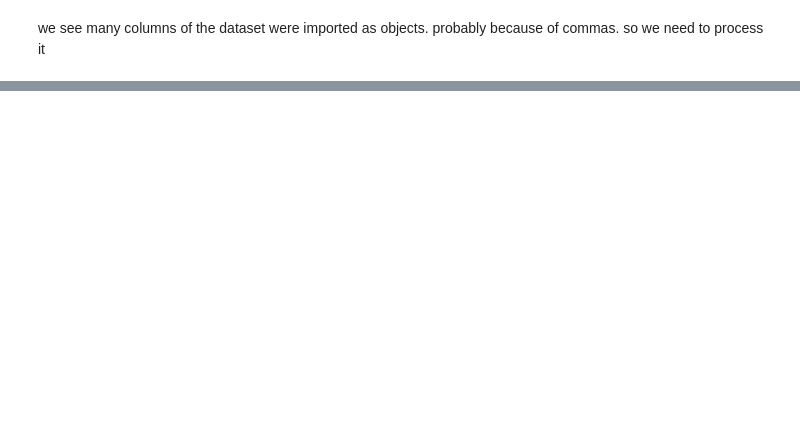
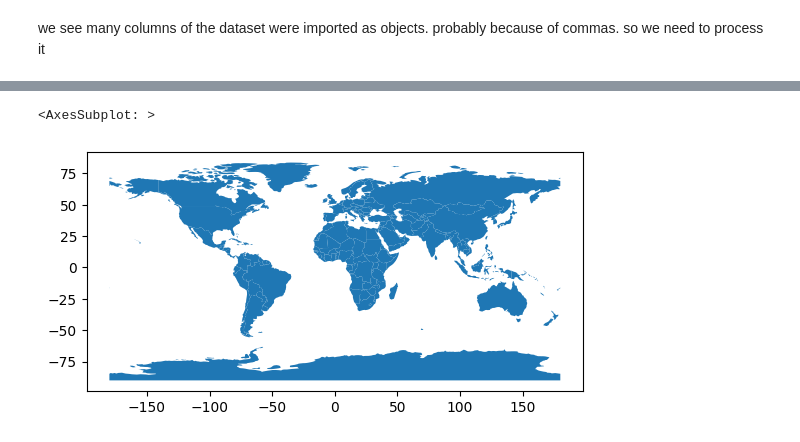
Before and after one commit to obaliuta/covid19, a Jupyter notebook: notebook.ipynb, the cells around one changed output, grey strips where cells are left out. Drawn from its saved outputs; the diff is of its cells as text; code cells hidden in the pictures; blank space fills up the shorter version.

```diff
--- a/notebook.ipynb
+++ b/notebook.ipynb
@@ -71,0 +159,8 @@ df
+# %%
+url = "https://d2ad6b4ur7yvpq.cloudfront.net/naturalearth-3.3.0/ne_110m_admin_0_countries.geojson"
+world = gpd.read_file(url)
+# %%
+world.plot()
+# %% [output]
+<AxesSubplot: >
+[figure, added]
```
Also changed, not shown: parts of 14 cells of this notebook.
